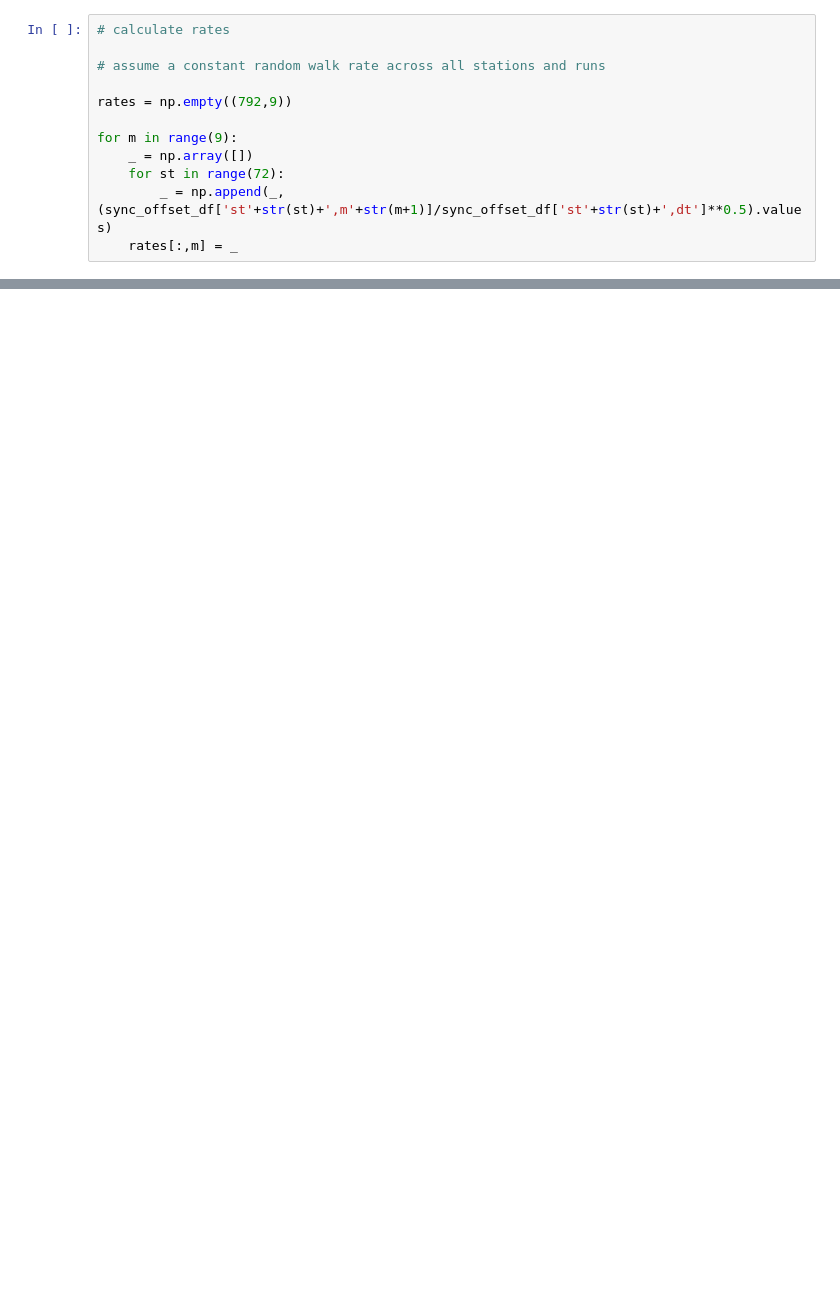
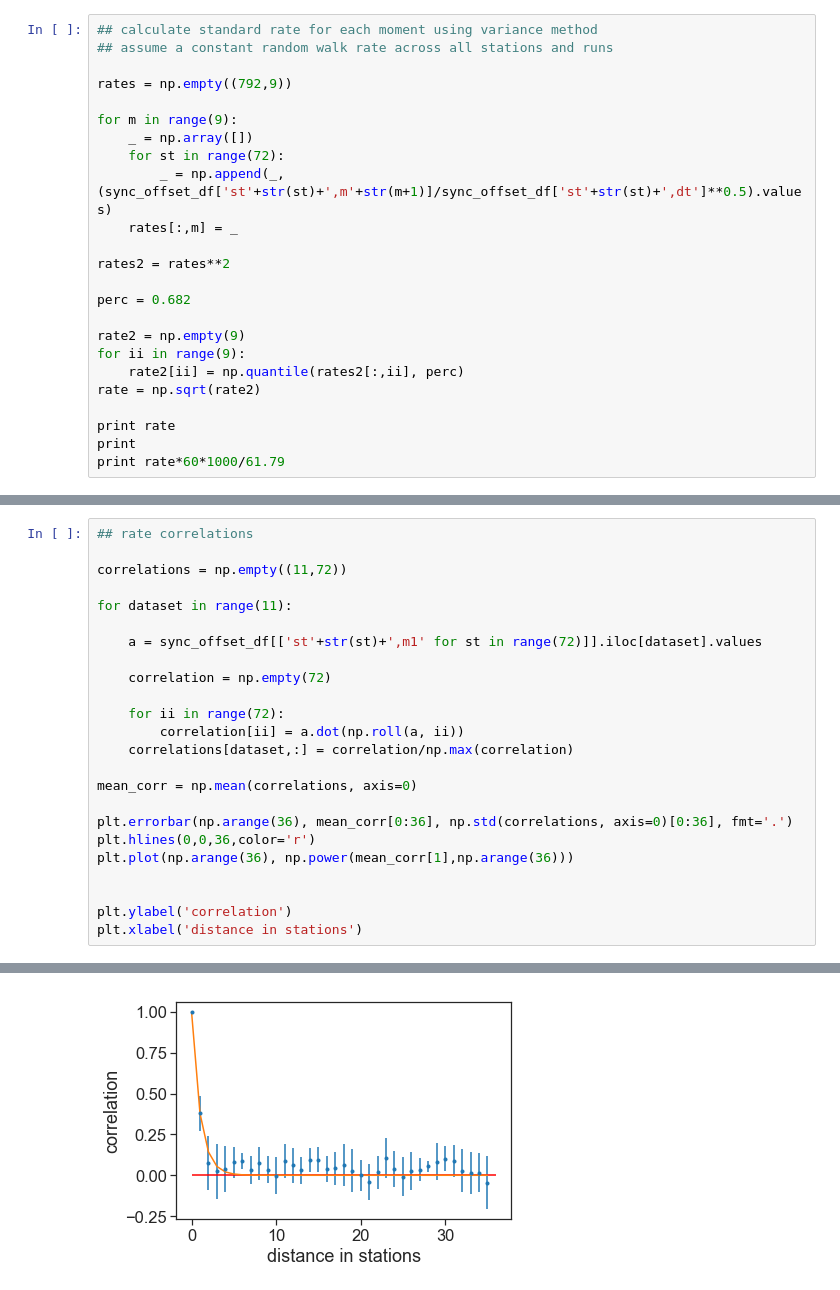
Before and after one commit to aetb/trfp, a Jupyter notebook: step_2_sync_offset_analysis.ipynb, the cells around one changed output, grey strips where cells are left out. Saved outputs shown, nothing was run; the diff lists cells and outputs as text; blank space fills up the shorter version.

```diff
--- a/step_2_sync_offset_analysis.ipynb
+++ b/step_2_sync_offset_analysis.ipynb
@@ -74,7 +193,6 @@ sync_offset_df = sync_offset_df.iloc[0:-1]
 # %%
-# calculate rates
-
-# assume a constant random walk rate across all stations and runs
+## calculate standard rate for each moment using variance method
+## assume a constant random walk rate across all stations and runs
 
 rates = np.empty((792,9))
 
@@ -83,3 +201,16 @@ for m in range(9):
     for st in range(72):
         _ = np.append(_, (sync_offset_df['st'+str(st)+',m'+str(m+1)]/sync_offset_df['st'+str(st)+',dt']**0.5).values)
     rates[:,m] = _
+
+rates2 = rates**2
+
+perc = 0.682
+
+rate2 = np.empty(9)
+for ii in range(9):
+    rate2[ii] = np.quantile(rates2[:,ii], perc)
+rate = np.sqrt(rate2)
+
+print rate
+print
+print rate*60*1000/61.79
@@ -85,0 +244,25 @@ for m in range(9):
+# %%
+## rate correlations
+
+correlations = np.empty((11,72))
+
+for dataset in range(11):
+
+    a = sync_offset_df[['st'+str(st)+',m1' for st in range(72)]].iloc[dataset].values
+
+    correlation = np.empty(72)
+
+    for ii in range(72):
+        correlation[ii] = a.dot(np.roll(a, ii))
+    correlations[dataset,:] = correlation/np.max(correlation)
+
+mean_corr = np.mean(correlations, axis=0)
+
+plt.errorbar(np.arange(36), mean_corr[0:36], np.std(correlations, axis=0)[0:36], fmt='.')
+plt.hlines(0,0,36,color='r')
+plt.plot(np.arange(36), np.power(mean_corr[1],np.arange(36)))
+
+
+plt.ylabel('correlation')
+plt.xlabel('distance in stations')
+# %% [output]
@@ -85,0 +270 @@ for m in range(9):
+[figure, added]
```
Also changed, not shown: parts of 33 cells of this notebook, 13 other files.
